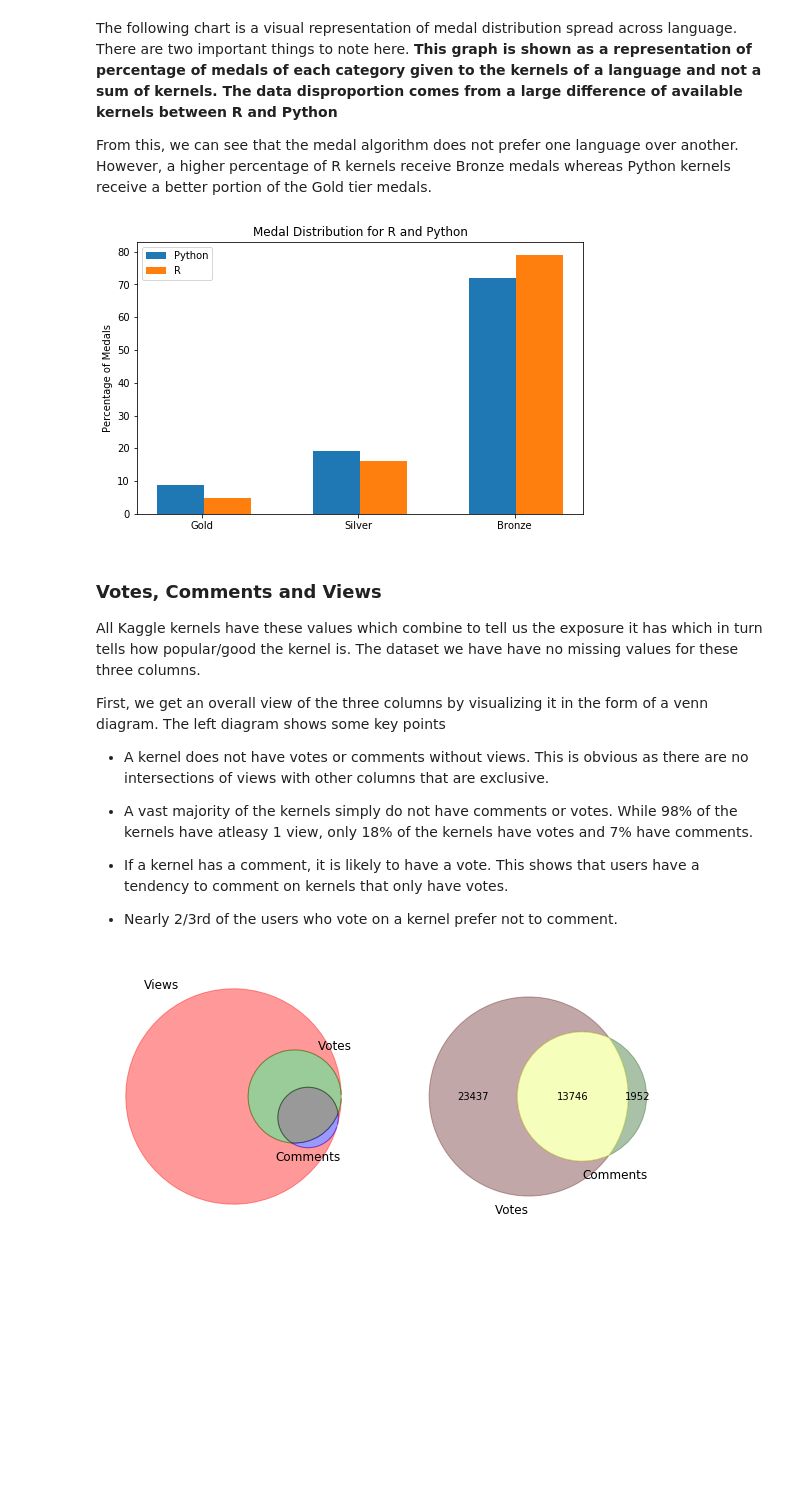
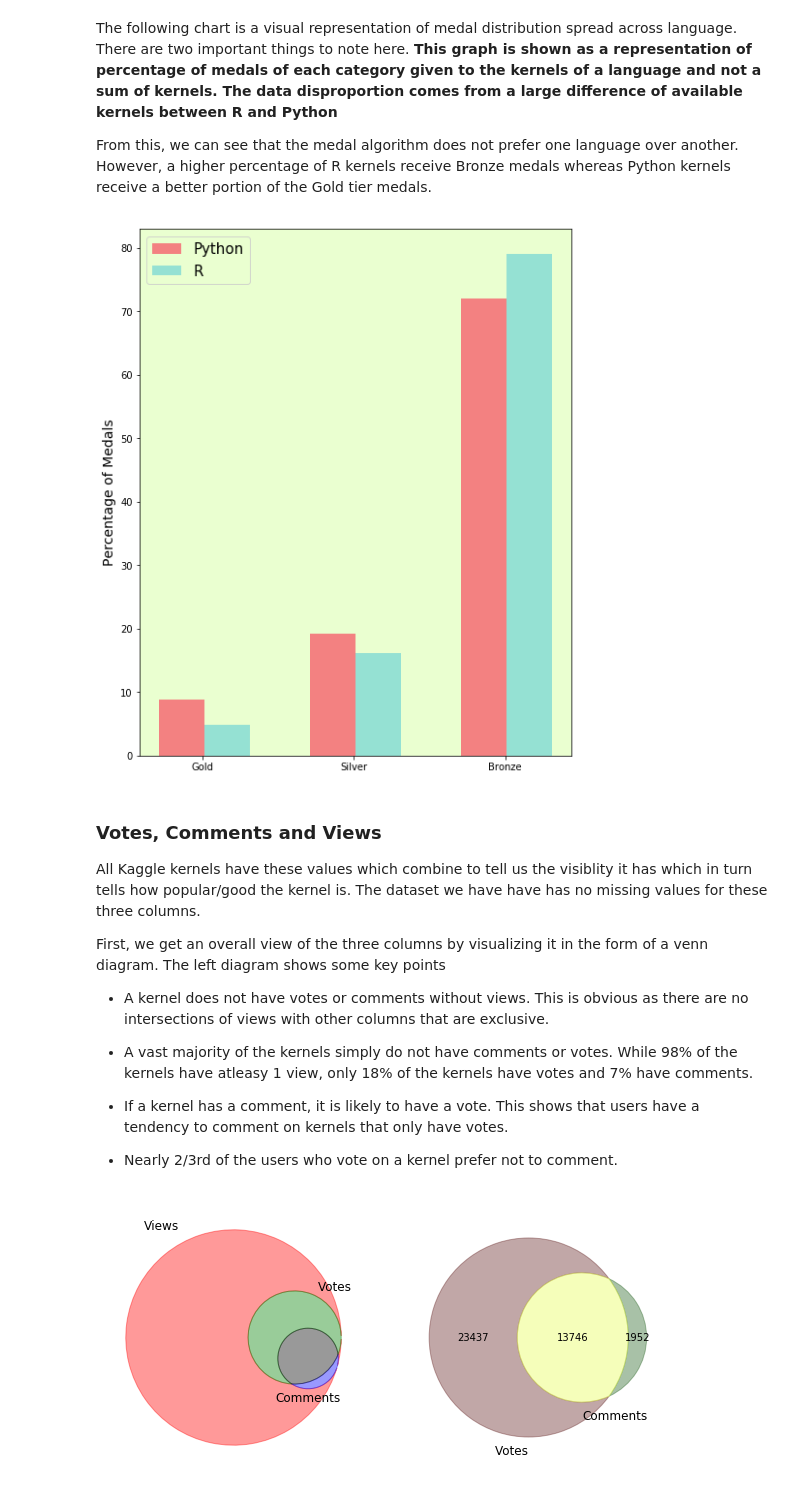
Before and after one commit to aravindpanil/Recommender, a Jupyter notebook: Kernels/Aravind_EDA.ipynb, the cells around one changed output. Saved outputs shown, nothing was run; the diff lists cells and outputs as text; code cells hidden in the pictures; blank space fills up the shorter version.

```diff
--- a/Kernels/Aravind_EDA.ipynb
+++ b/Kernels/Aravind_EDA.ipynb
@@ -26,6 +28,9 @@ $( document ).ready(code_toggle);
 <a href="javascript:code_toggle()">Code</a>.''')
 # %% [output]
 [interactive output not drawn]
+# %%
+plt.rcParams['axes.facecolor'] = '#EAffd0'
+plt.rcParams['axes.prop_cycle'] = plt.cycler(color = ['#f38181','#95e1d3','#fce38a'])
 # %% [markdown]
 # EXPLORATORY DATA ANALYSIS
 
@@ -240,28 +242,30 @@ The following chart is a visual representation of medal distribution spread acro
  From this, we can see that the medal algorithm does not prefer one language over another. However, a higher percentage of R kernels receive Bronze medals whereas Python kernels receive a better portion of the Gold tier medals.
 # %%
 #Language Wise Medal Distribution
-pymed = medal.loc[medal['LanguageName'] == 'Python']
-rmed = medal.loc[medal['LanguageName'] == 'R']
-pymed = pymed['Medal'].value_counts().reset_index()
-pymed.columns = ['Medal','Count']
-pymed['Percent'] = pymed['Count']/sum(pymed['Count'])*100
-rmed = rmed['Medal'].value_counts().reset_index()
-rmed.columns = ['Medal','Count']
-rmed['Percent'] = rmed['Count']/sum(rmed['Count'])*100
-fig,ax = plt.subplots(1,1,figsize = (8,5))
-ax.set_title('Medal Distribution for R and Python')
-ax.bar(pymed['Medal'],pymed['Percent'],tick_label=['Bronze','Silver','Gold'],width = 0.3,align='center')
-ax.bar(rmed['Medal']+0.3,rmed['Percent'],tick_label=['Bronze','Silver','Gold'],width = 0.3,align='center')
-ax.set_ylabel('Percentage of Medals')
-ax.set_xticks(medalCount['Medal']+0.14)
-ax.legend(('Python','R'))
+temp = medal.loc[medal['LanguageName'] == 'Python']
+temp1 = medal.loc[medal['LanguageName'] == 'R']
+temp = temp['Medal'].value_counts().reset_index()
+temp.columns = ['Medal','Count']
+temp['Percent'] = temp['Count']/sum(temp['Count'])*100
+temp1 = temp1['Medal'].value_counts().reset_index()
+temp1.columns = ['Medal','Count']
+temp1['Percent'] = temp1['Count']/sum(temp1['Count'])*100
+
+
+fig5 = plt.figure(figsize = (8,10))
+plt.bar(temp['Medal'],temp['Percent'],tick_label=['Bronze','Silver','Gold'],width = 0.3,align='center')
+plt.bar(temp1['Medal']+0.3,temp1['Percent'],tick_label=['Bronze','Silver','Gold'],width = 0.3,align='center')
+plt.ylabel('Percentage of Medals',fontsize=14)
+plt.xticks([3.14,2.14,1.14]) #slight offset for ticks to center
+plt.legend(('Python','R'),prop={'size':15})
+plt.savefig('fig5.png',bbox_inches='tight')
 plt.show()
 # %% [output]
-[figure, old version]
+[figure, new version]
 # %% [markdown]
 ### Votes, Comments and Views
 
- All Kaggle kernels have these values which combine to tell us the exposure it has which in turn tells how popular/good the kernel is. The dataset we have have no missing values for these three columns.
+ All Kaggle kernels have these values which combine to tell us the visiblity it has which in turn tells how popular/good the kernel is. The dataset we have have has no missing values for these three columns.
 
  First, we get an overall view of the three columns by visualizing it in the form of a venn diagram. The left diagram shows some key points
  * A kernel does not have votes or comments without views. This is obvious as there are no intersections of views with other columns that are exclusive.
```
Also changed, not shown: parts of 26 cells of this notebook.
